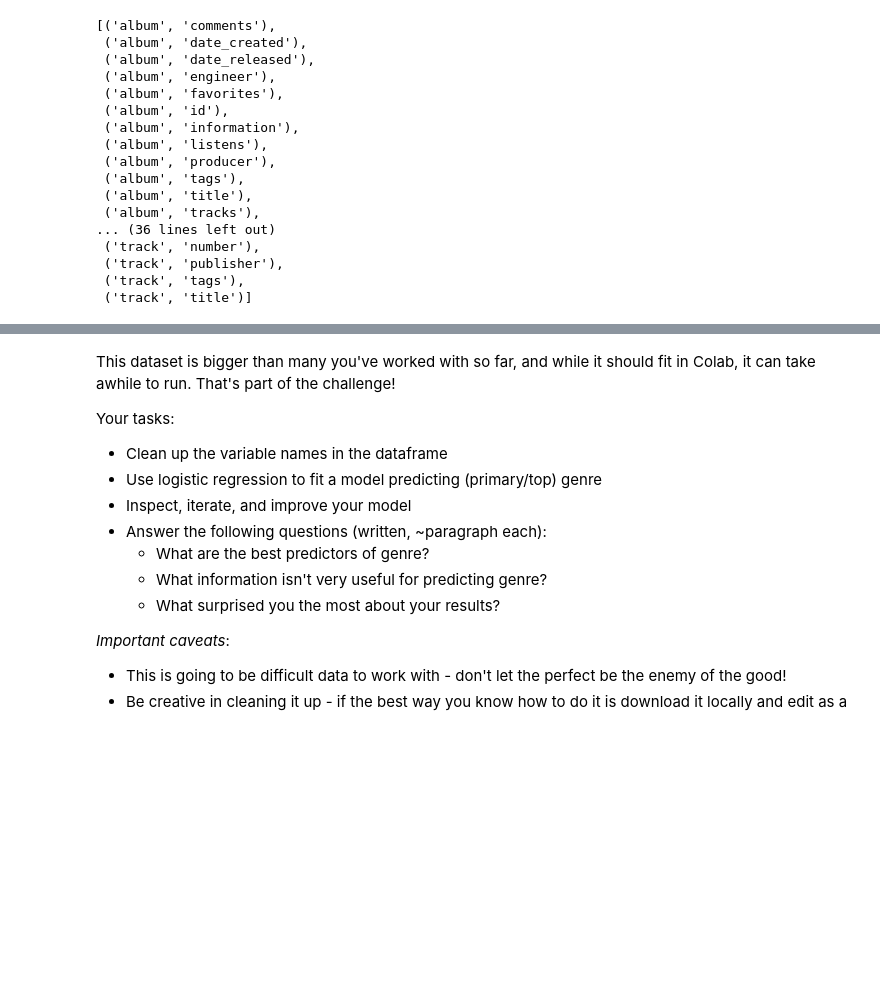
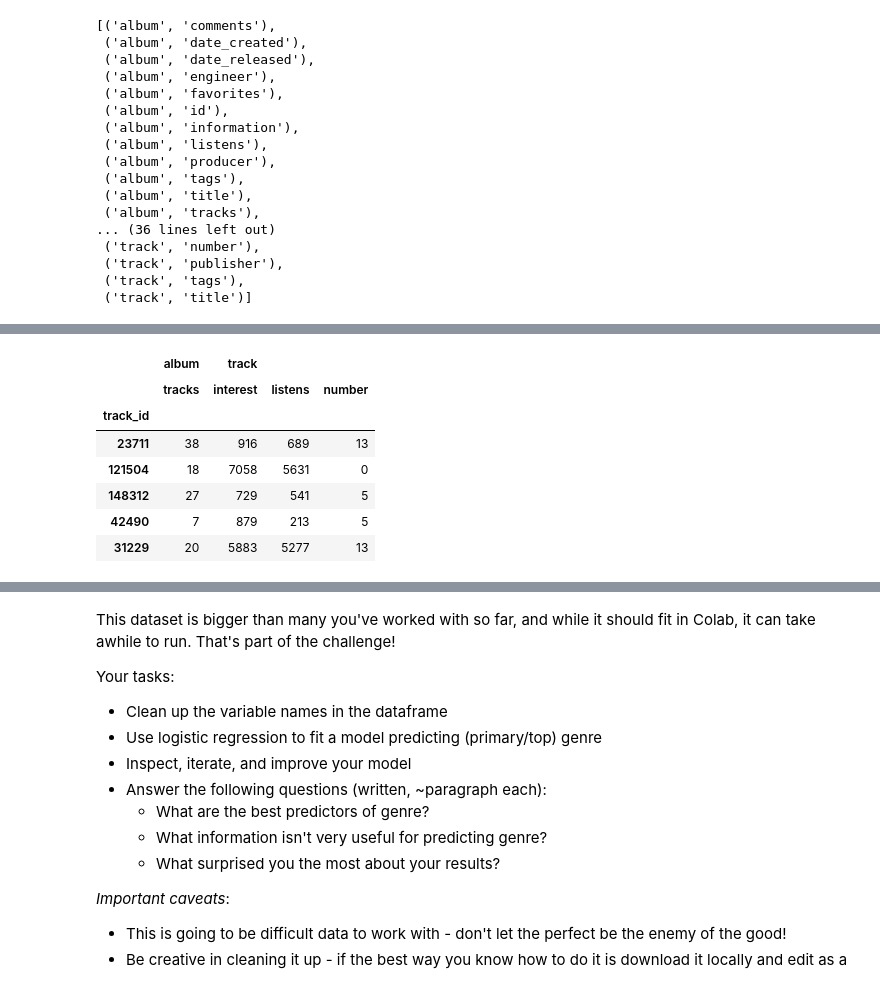
Before and after one commit to LambdaSchool/DS-Unit-2-Sprint-3-Classification-Validation, a Jupyter notebook: module1-logistic-regression/LS_DS_231_Logistic_Regression.ipynb, the cells around one changed output, grey strips where cells are left out. Cells and saved outputs as stored; diff of their text form; code cells hidden in the pictures; blank space fills up the shorter version.

```diff
--- a/module1-logistic-regression/LS_DS_231_Logistic_Regression.ipynb
+++ b/module1-logistic-regression/LS_DS_231_Logistic_Regression.ipynb
@@ -545,0 +586,11 @@ KeyError: ignored
+# %%
+X_test.head()
+# %% [output]
+|  | album | track |  |  |
+|  | tracks | interest | listens | number |
+| track_id |  |  |  |  |
+| 23711 | 38 | 916 | 689 | 13 |
+| 121504 | 18 | 7058 | 5631 | 0 |
+| 148312 | 27 | 729 | 541 | 5 |
+| 42490 | 7 | 879 | 213 | 5 |
+| 31229 | 20 | 5883 | 5277 | 13 |
```
Also changed, not shown: parts of 26 cells of this notebook.
